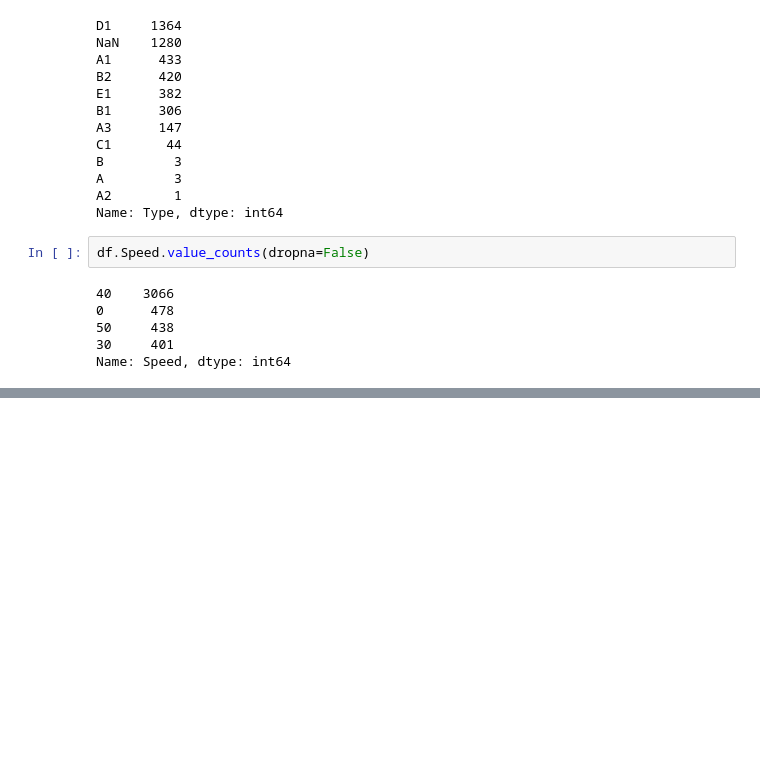
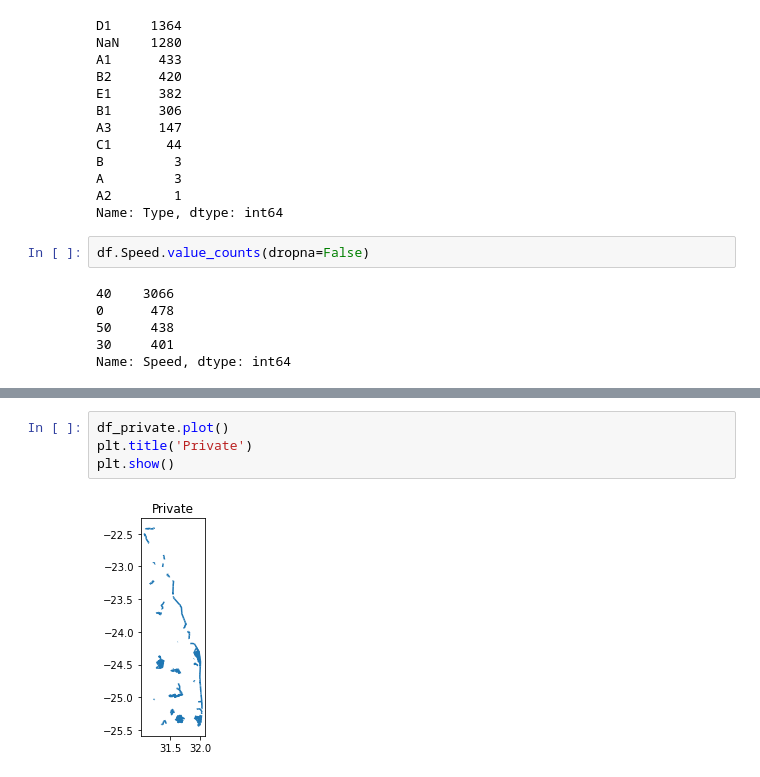
Before and after one commit to MARS-Group-HAW/model-knp-traffic, a Jupyter notebook: Scenarios/KrugerNationalParkBox/sanparks_res/knp_network_shapefile/Shapefile Analyse.ipynb, the cells around one changed output, grey strips where cells are left out. Drawn from its saved outputs; the diff is of its cells as text; blank space fills up the shorter version.

```diff
--- a/Scenarios/KrugerNationalParkBox/sanparks_res/knp_network_shapefile/Shapefile Analyse.ipynb
+++ b/Scenarios/KrugerNationalParkBox/sanparks_res/knp_network_shapefile/Shapefile Analyse.ipynb
@@ -188,0 +216,6 @@ Name: Speed, dtype: int64
+# %%
+df_private.plot()
+plt.title('Private')
+plt.show()
+# %% [output]
+[figure, added]
```
Also changed, not shown: parts of 11 cells of this notebook, 5 other files.
